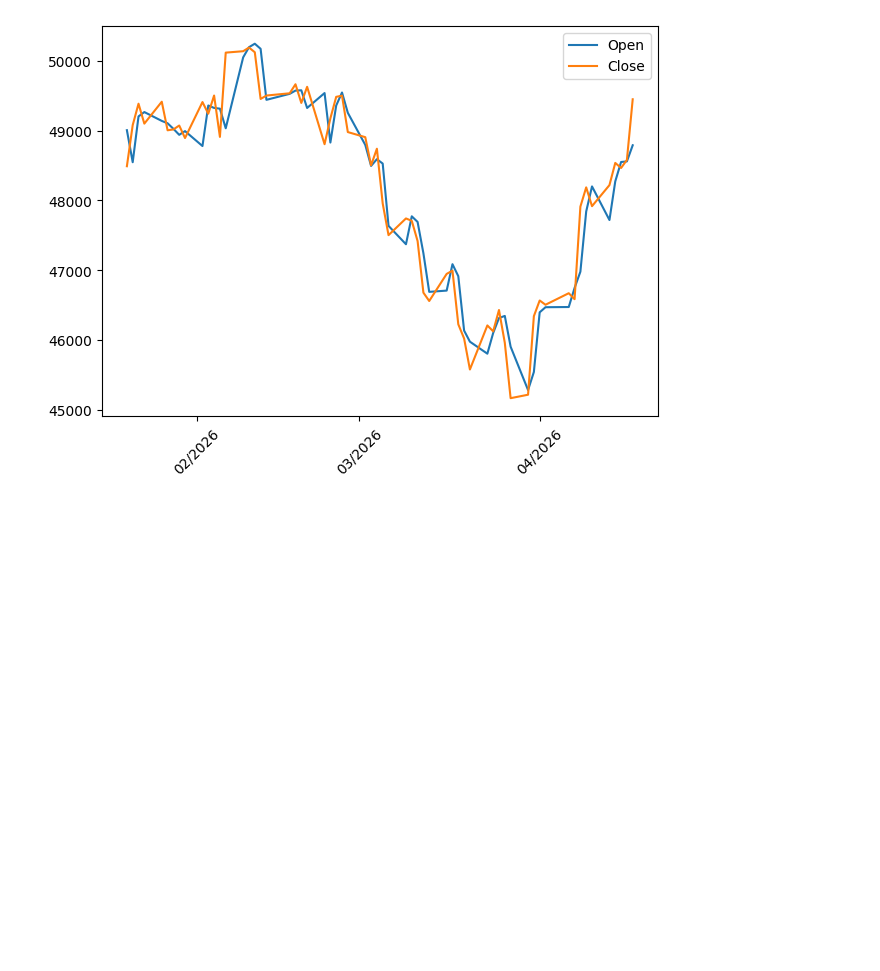
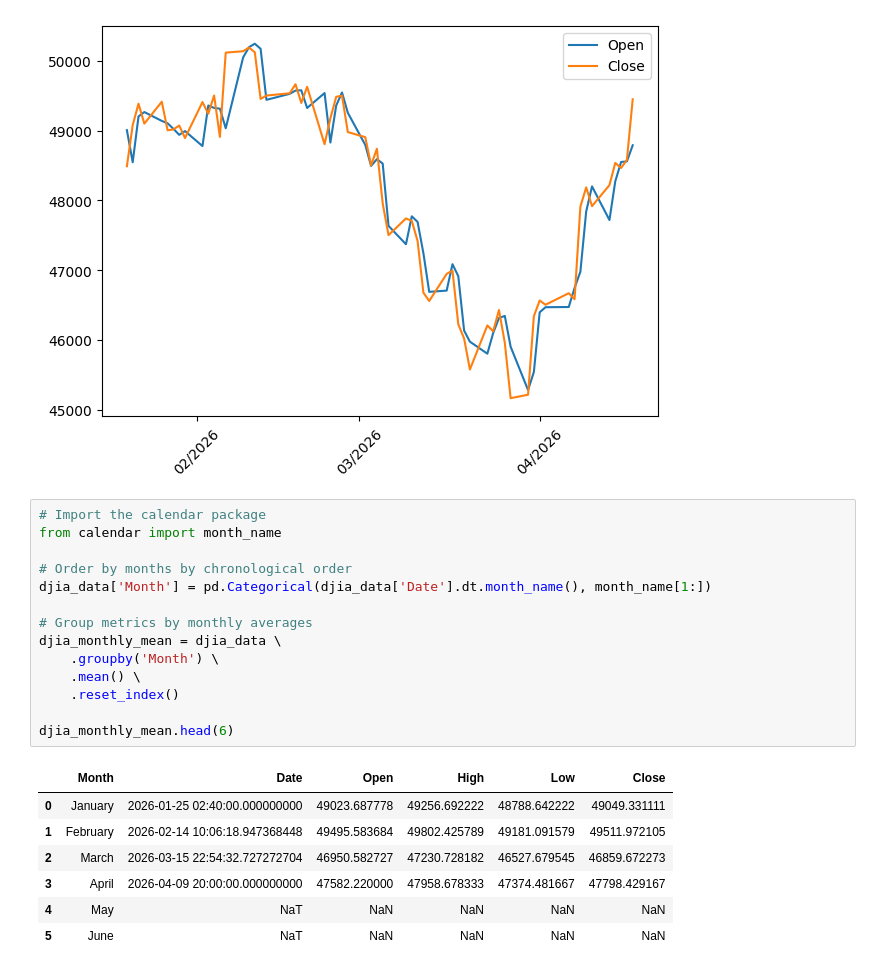
Before and after one commit to Maisha-Chowa/Machine-learning, a Jupyter notebook: Matplotlib-practice.ipynb, the cells around one changed output. Cells and saved outputs as stored; diff of their text form; blank space fills up the shorter version.

```diff
--- a/Matplotlib-practice.ipynb
+++ b/Matplotlib-practice.ipynb
@@ -39,3 +39,25 @@ plt.tight_layout()
 plt.show()
 # %% [output]
 [figure]
+# %%
+# Import the calendar package
+from calendar import month_name
+
+# Order by months by chronological order
+djia_data['Month'] = pd.Categorical(djia_data['Date'].dt.month_name(), month_name[1:])
+
+# Group metrics by monthly averages
+djia_monthly_mean = djia_data \
+    .groupby('Month') \
+    .mean() \
+    .reset_index()
+
+djia_monthly_mean.head(6)
+# %% [output]
+|  | Month | Date | Open | High | Low | Close |
+| 0 | January | 2026-01-25 02:40:00.000000000 | 49023.687778 | 49256.692222 | 48788.642222 | 49049.331111 |
+| 1 | February | 2026-02-14 10:06:18.947368448 | 49495.583684 | 49802.425789 | 49181.091579 | 49511.972105 |
+| 2 | March | 2026-03-15 22:54:32.727272704 | 46950.582727 | 47230.728182 | 46527.679545 | 46859.672273 |
+| 3 | April | 2026-04-09 20:00:00.000000000 | 47582.220000 | 47958.678333 | 47374.481667 | 47798.429167 |
+| 4 | May | NaT | NaN | NaN | NaN | NaN |
+| 5 | June | NaT | NaN | NaN | NaN | NaN |
```
Also changed, not shown: 4 other files.
